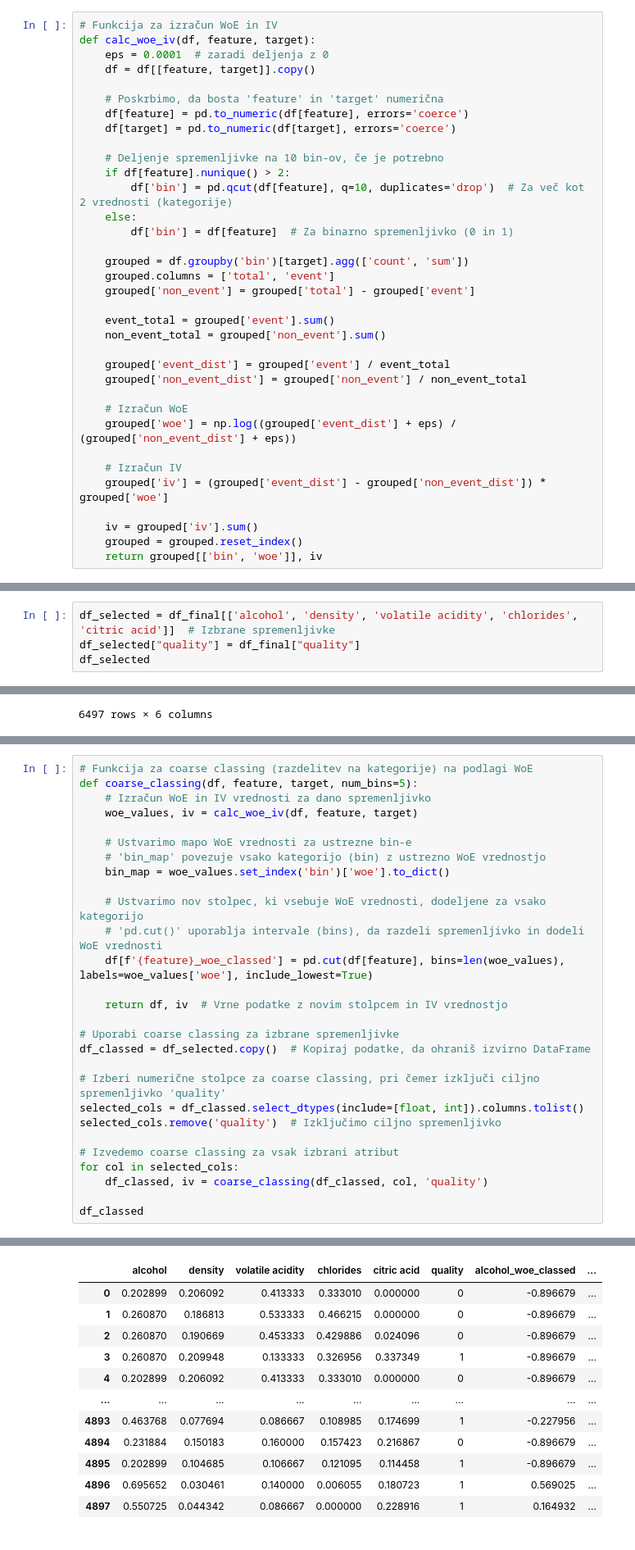
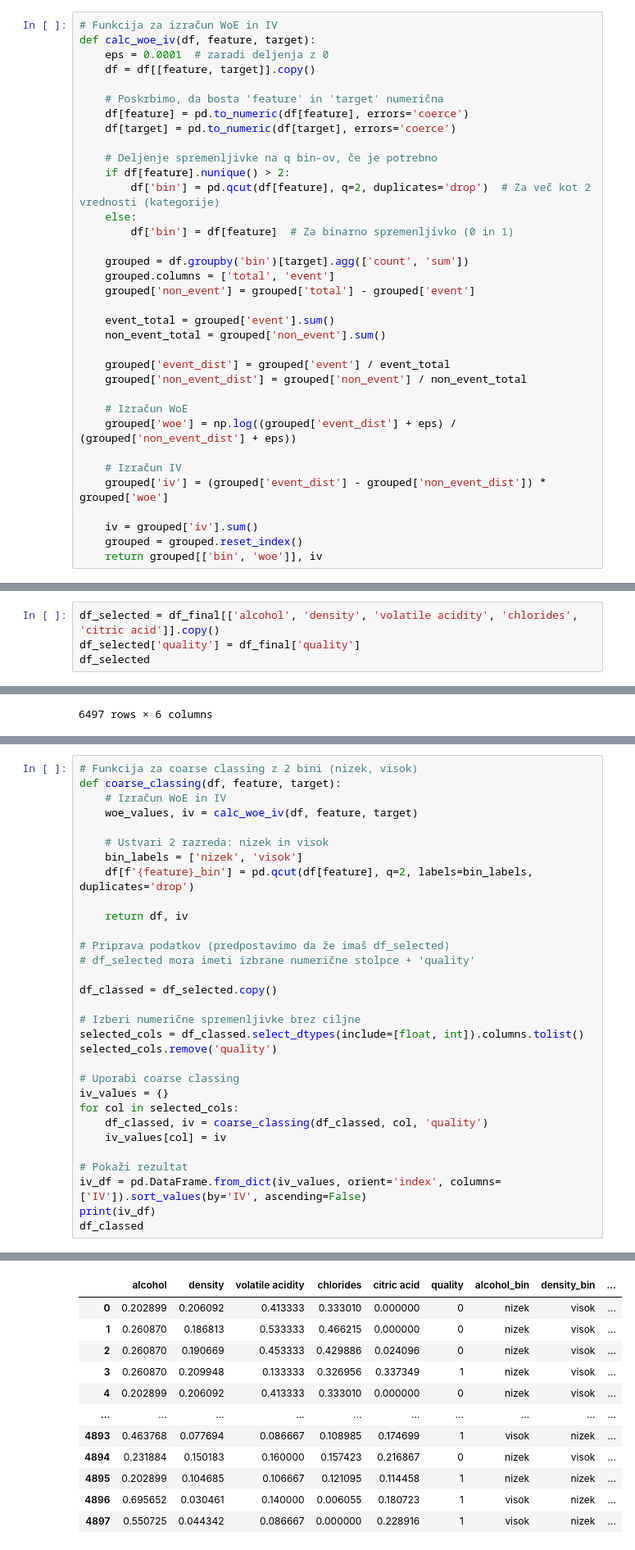
Before and after one commit to jannib69/Wine_quality_WoE_IV, a Jupyter notebook: main.ipynb, the cells around one changed output, grey strips where cells are left out. Shown at 82% size. Saved outputs shown, nothing was run; the diff lists cells and outputs as text.

```diff
--- a/main.ipynb
+++ b/main.ipynb
@@ -469,9 +469,9 @@ def calc_woe_iv(df, feature, target):
     df[feature] = pd.to_numeric(df[feature], errors='coerce')
     df[target] = pd.to_numeric(df[target], errors='coerce')
 
-    # Deljenje spremenljivke na 10 bin-ov, če je potrebno
+    # Deljenje spremenljivke na q bin-ov, če je potrebno
     if df[feature].nunique() > 2:
-        df['bin'] = pd.qcut(df[feature], q=10, duplicates='drop')  # Za več kot 2 vrednosti (kategorije)
+        df['bin'] = pd.qcut(df[feature], q=2, duplicates='drop')  # Za več kot 2 vrednosti (kategorije)
     else:
         df['bin'] = df[feature]  # Za binarno spremenljivko (0 in 1)
 
@@ -563,6 +565,6 @@ Spremenljivke z nizko IV vrednostjo, kot so pH, sulfati in preostali sladkor, bo
 # %%
-df_selected = df_final[['alcohol', 'density', 'volatile acidity', 'chlorides', 'citric acid']]  # Izbrane spremenljivke
-df_selected["quality"] = df_final["quality"]
+df_selected = df_final[['alcohol', 'density', 'volatile acidity', 'chlorides', 'citric acid']].copy()
+df_selected['quality'] = df_final['quality']
 df_selected
 # %% [output]
 |  | alcohol | density | volatile acidity | chlorides | citric acid | quality |
@@ -587,31 +589,34 @@ S tem postopkom zmanjšamo število kategorij spremenljivk, saj jih združimo v
 
 Coarse classing pripomore k bolj preprostem modeliranju in boljši generalizaciji modela, saj zmanjšuje možnost prekomernega prileganja (overfitting), ki se lahko zgodi, če model obravnava preveč podrobnosti v podatkih.
 # %%
-# Funkcija za coarse classing (razdelitev na kategorije) na podlagi WoE
-def coarse_classing(df, feature, target, num_bins=5):
-    # Izračun WoE in IV vrednosti za dano spremenljivko
+# Funkcija za coarse classing z 2 bini (nizek, visok)
+def coarse_classing(df, feature, target):
+    # Izračun WoE in IV
     woe_values, iv = calc_woe_iv(df, feature, target)
 
-    # Ustvarimo mapo WoE vrednosti za ustrezne bin-e
-    # 'bin_map' povezuje vsako kategorijo (bin) z ustrezno WoE vrednostjo
-    bin_map = woe_values.set_index('bin')['woe'].to_dict()
+    # Ustvari 2 razreda: nizek in visok
+    bin_labels = ['nizek', 'visok']
+    df[f'{feature}_bin'] = pd.qcut(df[feature], q=2, labels=bin_labels, duplicates='drop')
 
-    # Ustvarimo nov stolpec, ki vsebuje WoE vrednosti, dodeljene za vsako kategorijo
-    # 'pd.cut()' uporablja intervale (bins), da razdeli spremenljivko in dodeli WoE vrednosti
-    df[f'{feature}_woe_classed'] = pd.cut(df[feature], bins=len(woe_values), labels=woe_values['woe'], include_lowest=True)
+    return df, iv
 
-    return df, iv  # Vrne podatke z novim stolpcem in IV vrednostjo
+# Priprava podatkov (predpostavimo da že imaš df_selected)
+# df_selected mora imeti izbrane numerične stolpce + 'quality'
 
-# Uporabi coarse classing za izbrane spremenljivke
-df_classed = df_selected.copy()  # Kopiraj podatke, da ohraniš izvirno DataFrame
+df_classed = df_selected.copy()
 
-# Izberi numerične stolpce za coarse classing, pri čemer izključi ciljno spremenljivko 'quality'
+# Izberi numerične spremenljivke brez ciljne
 selected_cols = df_classed.select_dtypes(include=[float, int]).columns.tolist()
-selected_cols.remove('quality')  # Izključimo ciljno spremenljivko
+selected_cols.remove('quality')
 
-# Izvedemo coarse classing za vsak izbrani atribut
+# Uporabi coarse classing
+iv_values = {}
 for col in selected_cols:
     df_classed, iv = coarse_classing(df_classed, col, 'quality')
+    iv_values[col] = iv
 
+# Pokaži rezultat
+iv_df = pd.DataFrame.from_dict(iv_values, orient='index', columns=['IV']).sort_values(by='IV', ascending=False)
+print(iv_df)
 df_classed
 # %% [output]
@@ -618,12 +629,12 @@ df_classed
-|  | alcohol | density | volatile acidity | chlorides | citric acid | quality | alcohol_woe_classed | ... |
-| 0 | 0.202899 | 0.206092 | 0.413333 | 0.333010 | 0.000000 | 0 | -0.896679 | ... |
-| 1 | 0.260870 | 0.186813 | 0.533333 | 0.466215 | 0.000000 | 0 | -0.896679 | ... |
-| 2 | 0.260870 | 0.190669 | 0.453333 | 0.429886 | 0.024096 | 0 | -0.896679 | ... |
-| 3 | 0.260870 | 0.209948 | 0.133333 | 0.326956 | 0.337349 | 1 | -0.896679 | ... |
-| 4 | 0.202899 | 0.206092 | 0.413333 | 0.333010 | 0.000000 | 0 | -0.896679 | ... |
-| ... | ... | ... | ... | ... | ... | ... | ... | ... |
-| 4893 | 0.463768 | 0.077694 | 0.086667 | 0.108985 | 0.174699 | 1 | -0.227956 | ... |
-| 4894 | 0.231884 | 0.150183 | 0.160000 | 0.157423 | 0.216867 | 0 | -0.896679 | ... |
-| 4895 | 0.202899 | 0.104685 | 0.106667 | 0.121095 | 0.114458 | 1 | -0.896679 | ... |
-| 4896 | 0.695652 | 0.030461 | 0.140000 | 0.006055 | 0.180723 | 1 | 0.569025 | ... |
-| 4897 | 0.550725 | 0.044342 | 0.086667 | 0.000000 | 0.228916 | 1 | 0.164932 | ... |
+|  | alcohol | density | volatile acidity | chlorides | citric acid | quality | alcohol_bin | density_bin | ... |
+| 0 | 0.202899 | 0.206092 | 0.413333 | 0.333010 | 0.000000 | 0 | nizek | visok | ... |
+| 1 | 0.260870 | 0.186813 | 0.533333 | 0.466215 | 0.000000 | 0 | nizek | visok | ... |
+| 2 | 0.260870 | 0.190669 | 0.453333 | 0.429886 | 0.024096 | 0 | nizek | visok | ... |
+| 3 | 0.260870 | 0.209948 | 0.133333 | 0.326956 | 0.337349 | 1 | nizek | visok | ... |
+| 4 | 0.202899 | 0.206092 | 0.413333 | 0.333010 | 0.000000 | 0 | nizek | visok | ... |
+| ... | ... | ... | ... | ... | ... | ... | ... | ... | ... |
+| 4893 | 0.463768 | 0.077694 | 0.086667 | 0.108985 | 0.174699 | 1 | visok | nizek | ... |
+| 4894 | 0.231884 | 0.150183 | 0.160000 | 0.157423 | 0.216867 | 0 | nizek | visok | ... |
+| 4895 | 0.202899 | 0.104685 | 0.106667 | 0.121095 | 0.114458 | 1 | nizek | nizek | ... |
+| 4896 | 0.695652 | 0.030461 | 0.140000 | 0.006055 | 0.180723 | 1 | visok | nizek | ... |
+| 4897 | 0.550725 | 0.044342 | 0.086667 | 0.000000 | 0.228916 | 1 | visok | nizek | ... |
```
Also changed, not shown: parts of 5 cells of this notebook, 1 other file.
